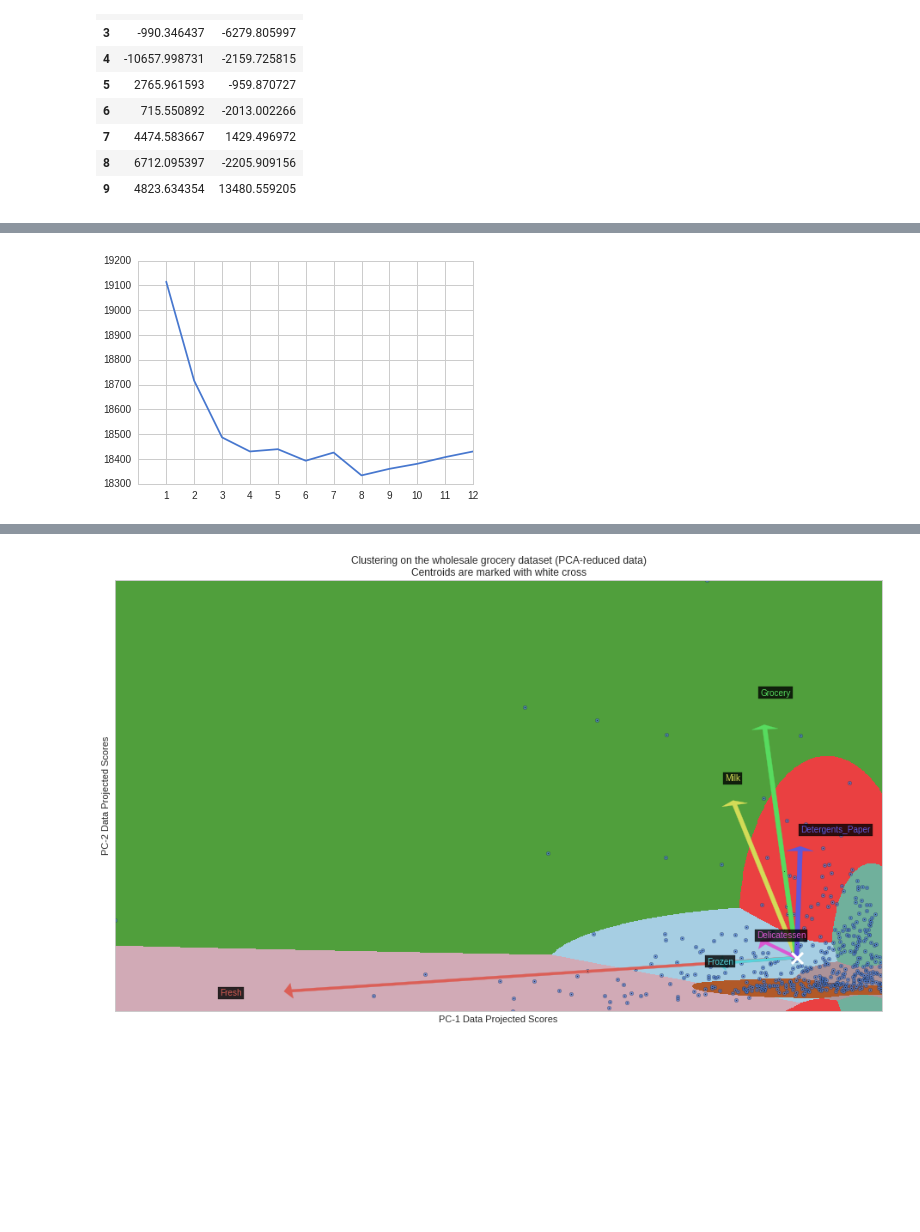
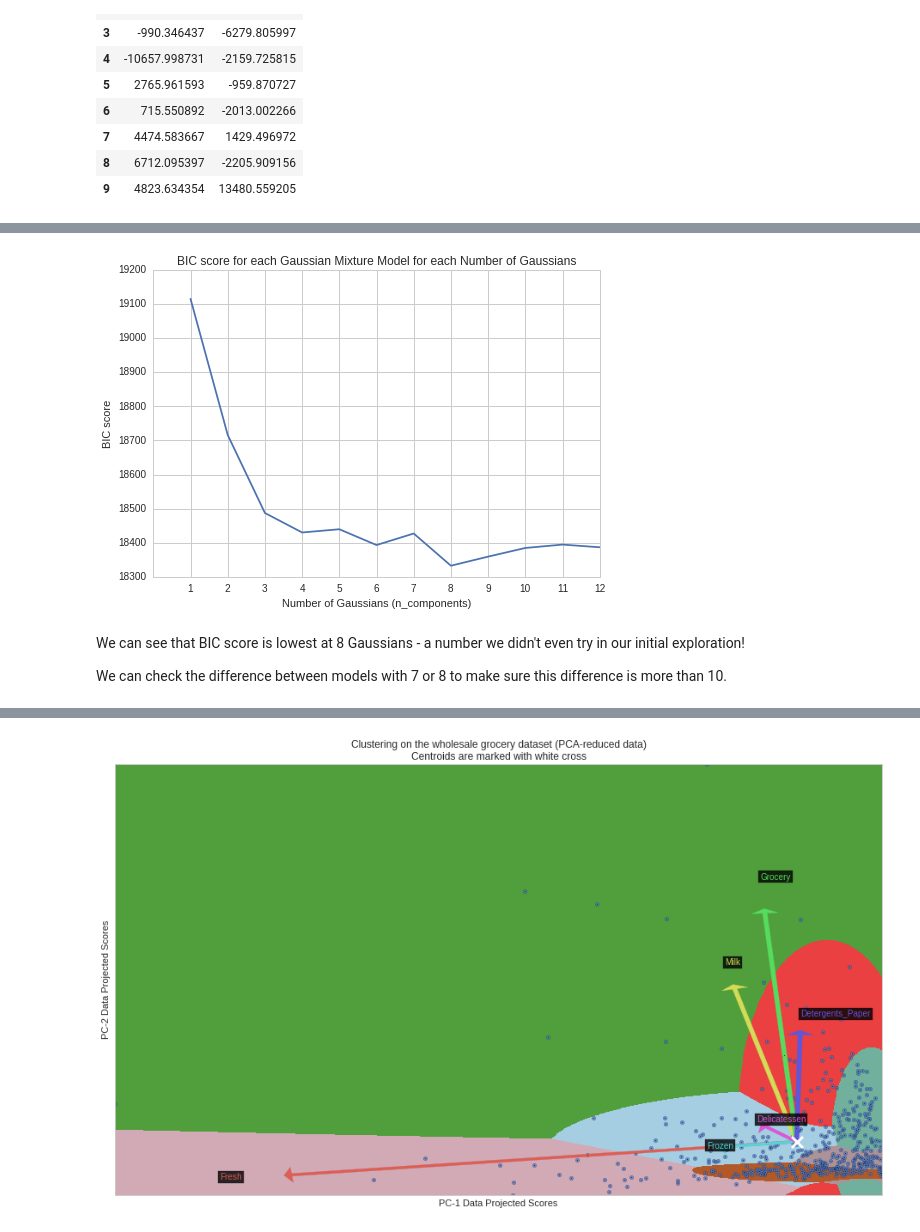
Before and after one commit to FCH808/Machine_Learning_Engineer_Nanodegree, a Jupyter notebook: Project_3/customer_segments/customer_segments.ipynb, the cells around one changed output, grey strips where cells are left out. Saved outputs shown, nothing was run; the diff lists cells and outputs as text; code cells hidden in the pictures; blank space fills up the shorter version.

```diff
--- a/Project_3/customer_segments/customer_segments.ipynb
+++ b/Project_3/customer_segments/customer_segments.ipynb
@@ -567,9 +687,16 @@ gmm_models = pd.DataFrame(all_gmm, columns=['n_components', 'BIC', 'model'])
 # %%
 plt.plot(gmm_models["n_components"], gmm_models["BIC"], '-')
 plt.xticks(xrange(1, 13))
+plt.xlabel('Number of Gaussians (n_components)')
+plt.ylabel('BIC score')
+plt.title('BIC score for each Gaussian Mixture Model for each Number of Gaussians')
 plt.show()
 # %% [output]
-[figure, old version]
+[figure, new version]
+# %% [markdown]
+We can see that BIC score is lowest at 8 Gaussians - a number we didn't even try in our initial exploration!
+
+We can check the difference between models with 7 or 8 to make sure this difference is more than 10.
 # %%
 # Much greater than 10; best model at 8 n_components
 gmm_models[gmm_models['n_components'] == 7]['BIC'].values - \
```
Also changed, not shown: parts of 37 cells of this notebook.
